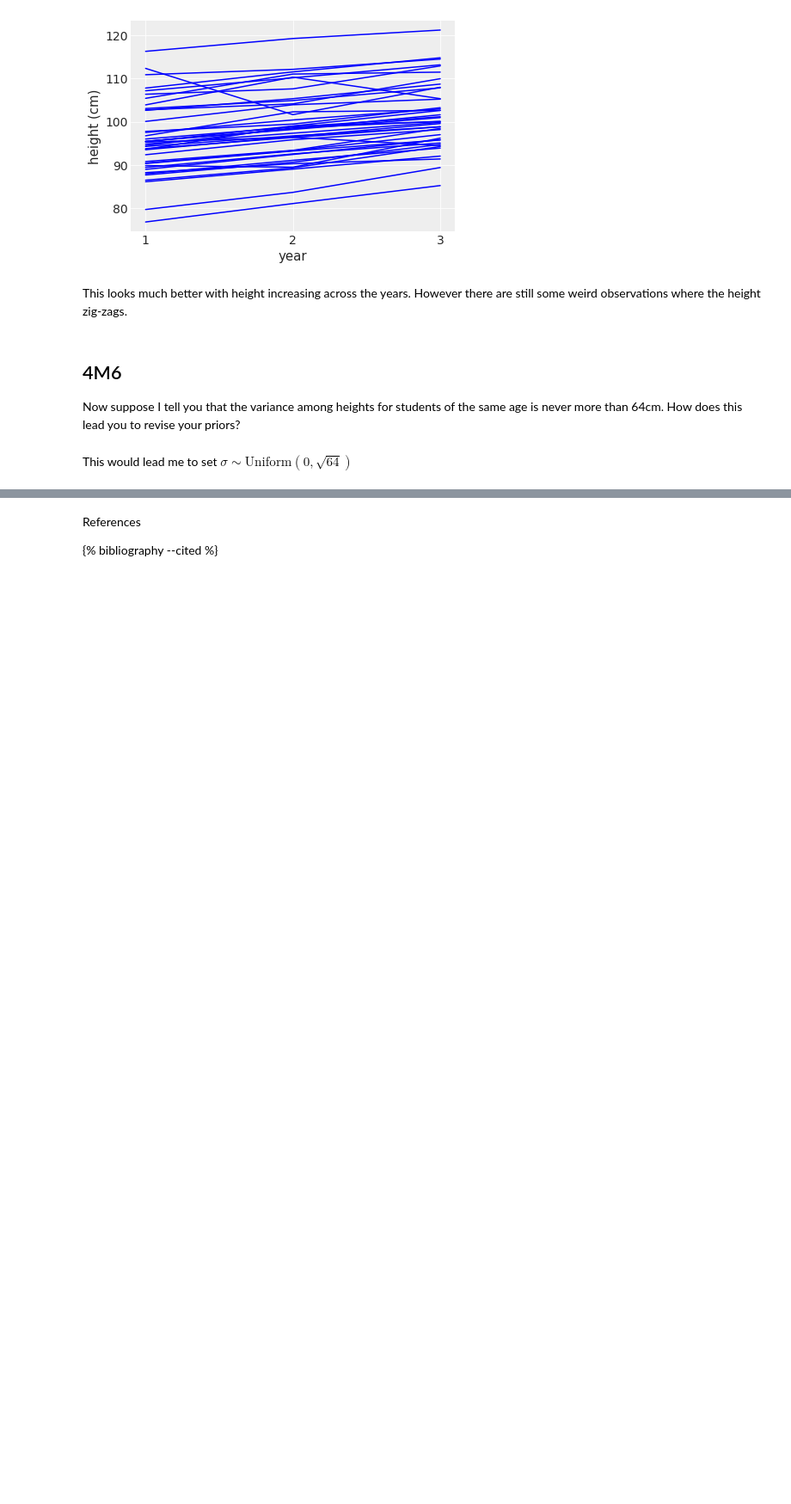
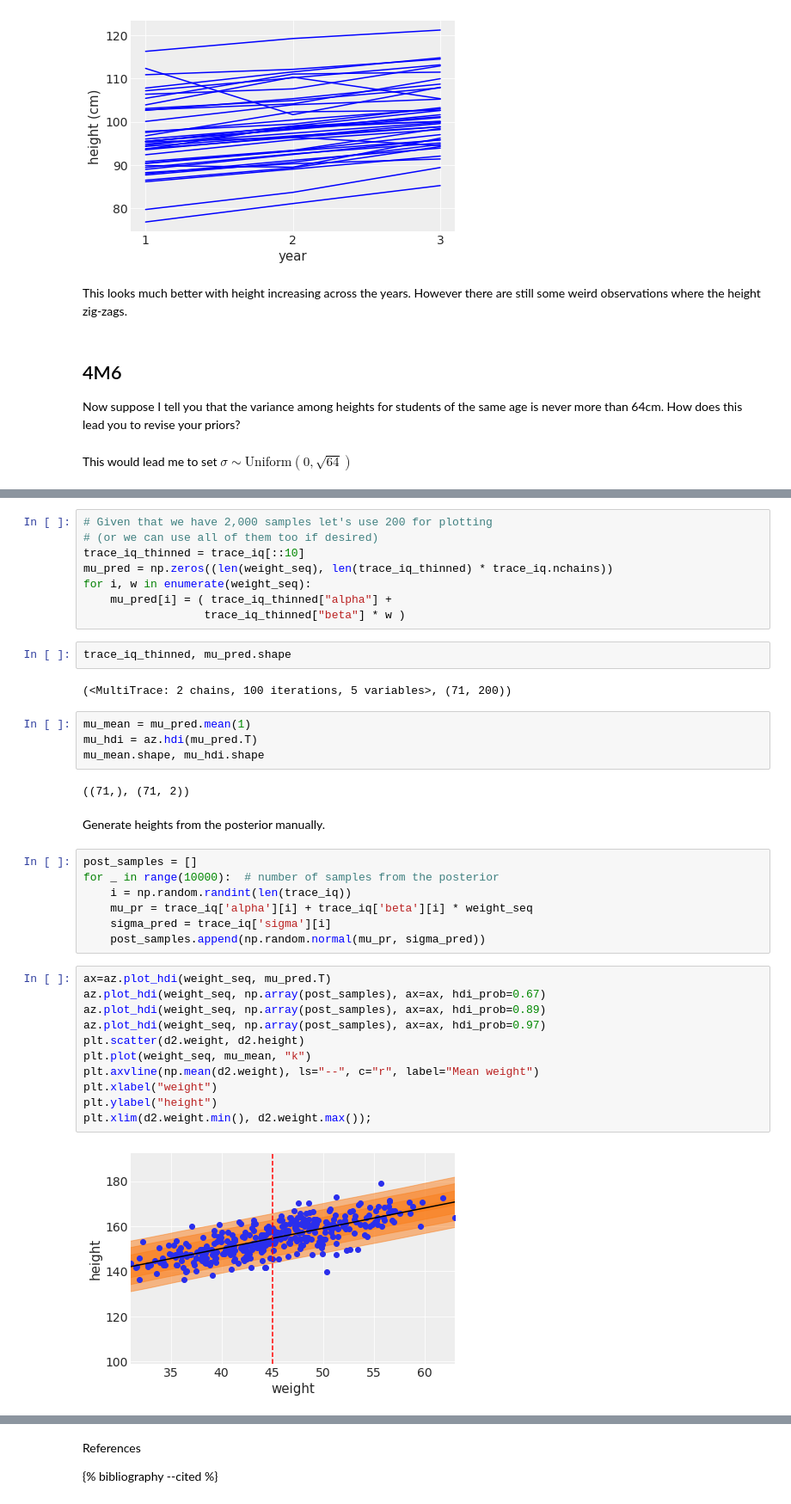
Before and after one commit to nasheqlbrm/blog, a Jupyter notebook: _notebooks/2022-04-10-McElreath-Chapter-4.ipynb, the cells around one changed output, grey strips where cells are left out. Shown at 86% size. Cells and saved outputs as stored; diff of their text form; blank space fills up the shorter version.

```diff
--- a/_notebooks/2022-04-10-McElreath-Chapter-4.ipynb
+++ b/_notebooks/2022-04-10-McElreath-Chapter-4.ipynb
@@ -162,0 +349,40 @@ This would lead me to set $\sigma \sim \text{Uniform}(0,\sqrt{64})$
+# %%
+# Given that we have 2,000 samples let's use 200 for plotting
+# (or we can use all of them too if desired)
+trace_iq_thinned = trace_iq[::10]
+mu_pred = np.zeros((len(weight_seq), len(trace_iq_thinned) * trace_iq.nchains))
+for i, w in enumerate(weight_seq):
+    mu_pred[i] = ( trace_iq_thinned["alpha"] +
+                  trace_iq_thinned["beta"] * w )
+# %%
+trace_iq_thinned, mu_pred.shape
+# %% [output]
+(<MultiTrace: 2 chains, 100 iterations, 5 variables>, (71, 200))
+# %%
+mu_mean = mu_pred.mean(1)
+mu_hdi = az.hdi(mu_pred.T)
+mu_mean.shape, mu_hdi.shape
+# %% [output]
+((71,), (71, 2))
+# %% [markdown]
+Generate heights from the posterior manually.
+# %%
+post_samples = []
+for _ in range(10000):  # number of samples from the posterior
+    i = np.random.randint(len(trace_iq))
+    mu_pr = trace_iq['alpha'][i] + trace_iq['beta'][i] * weight_seq
+    sigma_pred = trace_iq['sigma'][i]
+    post_samples.append(np.random.normal(mu_pr, sigma_pred))
+# %%
+ax=az.plot_hdi(weight_seq, mu_pred.T)
+az.plot_hdi(weight_seq, np.array(post_samples), ax=ax, hdi_prob=0.67)
+az.plot_hdi(weight_seq, np.array(post_samples), ax=ax, hdi_prob=0.89)
+az.plot_hdi(weight_seq, np.array(post_samples), ax=ax, hdi_prob=0.97)
+plt.scatter(d2.weight, d2.height)
+plt.plot(weight_seq, mu_mean, "k")
+plt.axvline(np.mean(d2.weight), ls="--", c="r", label="Mean weight")
+plt.xlabel("weight")
+plt.ylabel("height")
+plt.xlim(d2.weight.min(), d2.weight.max());
+# %% [output]
+[figure, added]
```
Also changed, not shown: parts of 26 cells of this notebook.
